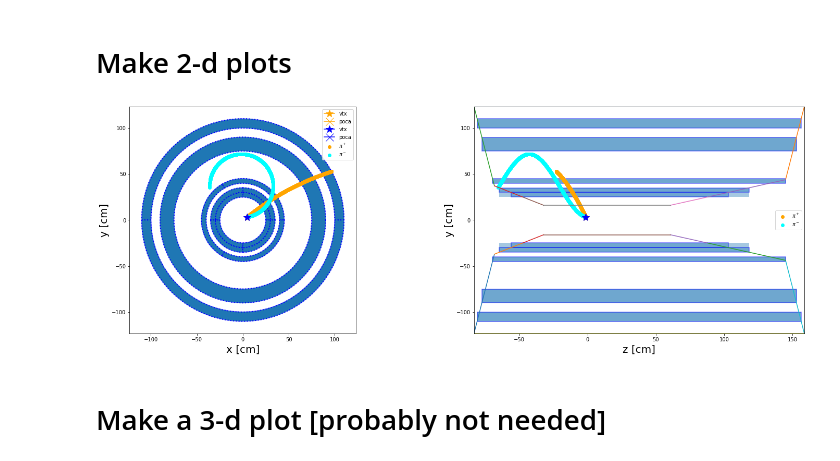
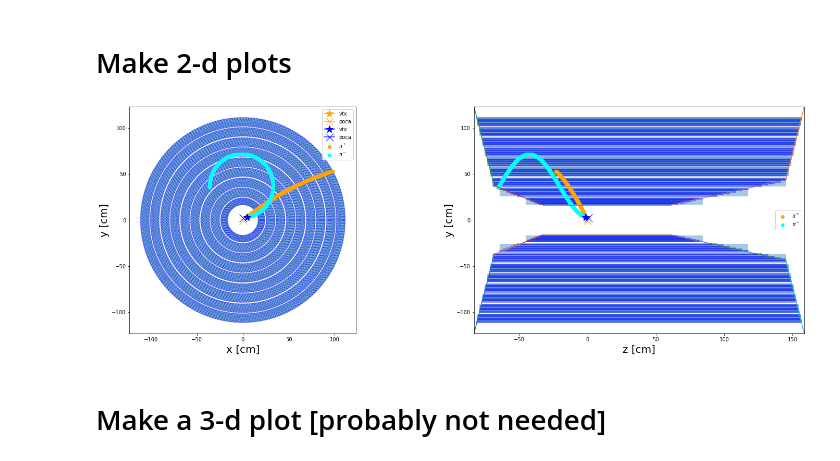
Before and after one commit to eberthol/B2TrEst, a Jupyter notebook: simple_example.ipynb, the cells around one changed output. Cells and saved outputs as stored; diff of their text form; code cells hidden in the pictures.

```diff
--- a/simple_example.ipynb
+++ b/simple_example.ipynb
@@ -32,24 +30,26 @@ Welcome to JupyROOT 6.24/00
+# %%
+cdc = CDC({})
 # %% [markdown]
 ### user specific values
 # %%
-cdc_dummy = {
-    'A' : np.array([ -83.1,    108.2+15.0  ]),
-    'B' : np.array([  158.6,   108.2+15.0  ]),
-    'C' : np.array([ -68.2,    37.14  ]),  ## corresponds to C2 in TDR
-    'D' : np.array([  144.9,   43.80 ]),
-    'E' : np.array([ -47.4,    24.95 ]),
-    'F' : np.array([   87.7,   24.95 ]),
-    'G' : np.array([  -999,    16.0  ]),
-    'H' : np.array([  -999,    16.0 ]),
-    'rho_min'  : np.array([25.0, 40.0, 75.0,  100.0]),
-    'rho_max'  : np.array([35.0, 45.0, 90.0,  110.0]),
-    'nLayers'  : np.array([ 2,  1,   1,   1]),
-    'nCells'   : np.array([ 4,  3,   1,   2]),
-}
+# cdc_dummy = {
+#     'A' : np.array([ -83.1,    108.2+15.0  ]),
+#     'B' : np.array([  158.6,   108.2+15.0  ]),
+#     'C' : np.array([ -68.2,    37.14  ]),  ## corresponds to C2 in TDR
+#     'D' : np.array([  144.9,   43.80 ]),
+#     'E' : np.array([ -47.4,    24.95 ]),
+#     'F' : np.array([   87.7,   24.95 ]),
+#     'G' : np.array([  -999,    16.0  ]),
+#     'H' : np.array([  -999,    16.0 ]),
+#     'rho_min'  : np.array([25.0, 40.0, 75.0,  100.0]),
+#     'rho_max'  : np.array([35.0, 45.0, 90.0,  110.0]),
+#     'nLayers'  : np.array([ 2,  1,   1,   1]),
+#     'nCells'   : np.array([ 4,  3,   1,   2]),
+# }
 
 
 
-cdc = CDC(cdc_dummy)
+# cdc = CDC(cdc_dummy)
 # %% [markdown]
 # Input parameters of each track
 # %%
@@ -94,35 +109,35 @@ track2: 3 CDC hits (cut 28), step = 3 CDC hits (cut 77)
 # %%
 fig, axs = plt.subplots(1, 2, figsize = (25,8))
 
 
 ## (x-y) plane
 ax = axs[0]
 cdc.xy_contour(fig, ax)
-cdc.xy_cells(fig, ax) # if your model contains a lot of cells you may want to comment this line (it is slow)
+# cdc.xy_cells(fig, ax) # if your model contains a lot of cells you may want to comment this line (it is slow)
 traj_p1.xy_trajectory(ax, r'$\pi^+$', 'orange')
 traj_p1.xy_vertex(ax, 'vtx', 'orange')
 traj_p1.xy_poca(ax, 'poca', 'orange')
 
 traj_p2.xy_trajectory(ax, r'$\pi^-$', 'cyan')
 traj_p2.xy_vertex(ax, 'vtx', 'b')
 traj_p2.xy_poca(ax, 'poca', 'b')
 ax.legend()
 
 ## (z-y) plane
 ax = axs[1]
 cdc.zy_contour(fig, ax)
 cdc.zy_layers(fig, ax)
 traj_p1.zy_trajectory(ax, r'$\pi^+$', 'orange')
 traj_p1.zy_vertex(ax, '', 'orange')
 traj_p1.zy_poca(ax, '', 'orange')
 
 traj_p2.zy_trajectory(ax, r'$\pi^-$', 'cyan')
 traj_p2.zy_vertex(ax, '', 'b')
 traj_p2.zy_poca(ax, '', 'b')
 ax.legend()
 plt.show();
 # %% [output]
-[figure, old version]
+[figure, new version]
 # %% [markdown]
 # Make a 3-d plot [probably not needed]
 # %%
```
Also changed, not shown: parts of 4 cells of this notebook, 1 other file.
